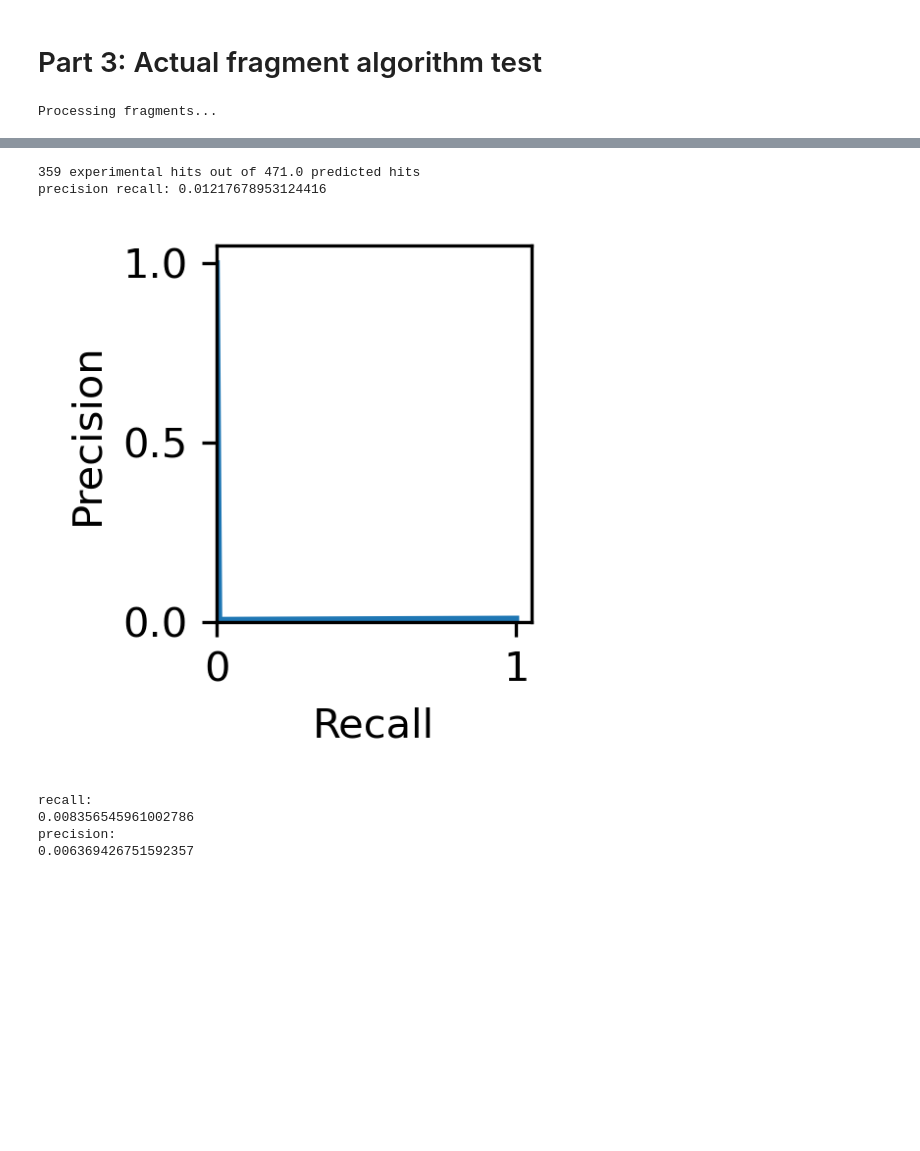
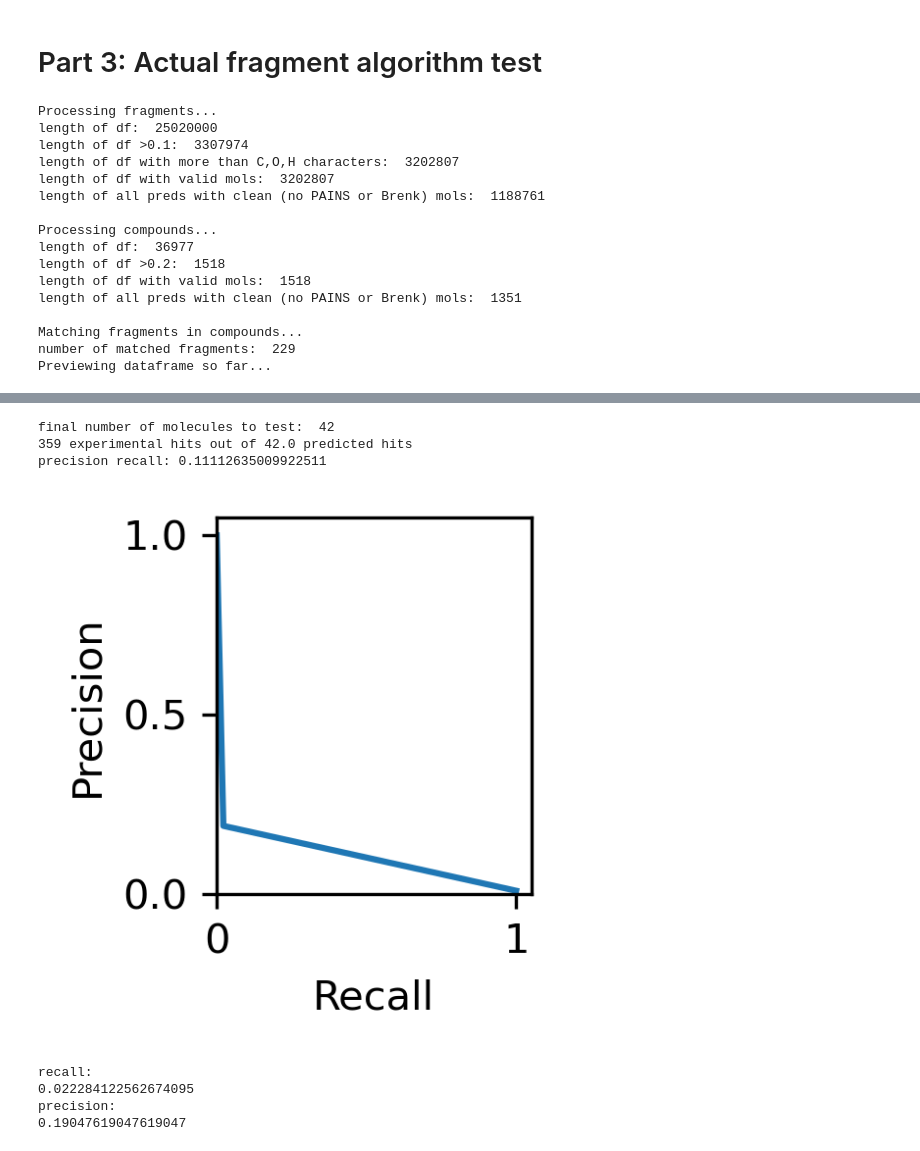
Before and after one commit to jackievaleri/fragments_design_ML, a Jupyter notebook: src/05_in_silico_control.ipynb, the cells around one changed output, grey strips where cells are left out. Drawn from its saved outputs; the diff is of its cells as text; code cells hidden in the pictures; blank space fills up the shorter version.

Commit message:
update in silico control #5

```diff
--- a/src/05_in_silico_control.ipynb
+++ b/src/05_in_silico_control.ipynb
@@ -71,6 +71,7 @@ compound_score = 0.2
 fragment_remove_pains_brenk = 'both' # one of 'both', 'pains', 'brenk', 'none'
 compound_remove_pains_brenk = 'both' # one of 'both', 'pains', 'brenk', 'none'
 fragment_require_more_than_coh = True
+frags_cannot_disrupt_rings = True
 
 rank_df, cpd_df = mini_algo(fragment_path=fragment_path,
                     compound_path=compound_path,
@@ -83,7 +84,8 @@ rank_df, cpd_df = mini_algo(fragment_path=fragment_path,
                     compound_score=compound_score,
                     fragment_remove_pains_brenk=fragment_remove_pains_brenk,
                     compound_remove_pains_brenk=compound_remove_pains_brenk,
-                    fragment_require_more_than_coh=fragment_require_more_than_coh)
+                    fragment_require_more_than_coh=fragment_require_more_than_coh,
+                    frags_cannot_disrupt_rings=frags_cannot_disrupt_rings)
 
 # save rank_df
 rank_df = rank_df.sort_values('number_of_matched_molecules', ascending = False)
@@ -98,5 +100,38 @@ all_matching_mol_indices = [x for l in list(rank_df['matched_molecules']) for x
 # deduplicate
 all_matching_mol_indices = list(set(all_matching_mol_indices))
 print('final number of molecules to test: ', len(all_matching_mol_indices))
+
+# save the names
+cpd_smiles = list(cpd_df['SMILES'])
+all_matching_smis = [cpd_smiles[i] for i in list(set(all_matching_mol_indices))]
+
+# and save the final molecules to df
+all_matching_mols_df = pd.DataFrame()
+all_matching_mols_df['SMILES'] = all_matching_smis
+all_matching_mols_df
+
+final_merge_df = all_matching_mols_df.merge(all_cpd_df, on = 'SMILES')
+final_merge_df = final_merge_df.sort_values('class', ascending = False)
+final_merge_df.to_csv('../out/controls/in_silico_algorithm_control_SA_final_proposed_fake_mols_to_order.csv', index = False)
+
+predicted_positive_cpds = list(final_merge_df['Compound_ID'])
+all_cpd_df['predicted_with_algo'] = [1.0 if x in predicted_positive_cpds else 0.0 for x in list(all_cpd_df['Compound_ID'])]
+print(str(sum(all_cpd_df['experimental_hit'])) + ' experimental hits out of ' + str(sum(all_cpd_df['predicted_with_algo'])) + ' predicted hits')
+evaluate_model(all_cpd_df, cutoff_for_positive = 0.2, actual_col='experimental_hit', predicted_col='predicted_with_algo')
 # %% [output]
 Processing fragments...
+length of df:  25020000
+length of df >0.1:  3307974
+length of df with more than C,O,H characters:  3202807
+length of df with valid mols:  3202807
+length of all preds with clean (no PAINS or Brenk) mols:  1188761
+
+Processing compounds...
+length of df:  36977
+length of df >0.2:  1518
+length of df with valid mols:  1518
+length of all preds with clean (no PAINS or Brenk) mols:  1351
+
+Matching fragments in compounds...
+number of matched fragments:  229
+Previewing dataframe so far...
@@ -103,27 +144,8 @@ Processing fragments...
+final number of molecules to test:  42
+359 experimental hits out of 42.0 predicted hits
+precision recall: 0.11112635009922511
+[figure, added]
+recall:
+0.022284122562674095
+precision:
+0.19047619047619047
-# %%
-# save the names
-cpd_df = pd.read_csv(compound_path)
-cpd_smiles = list(cpd_df['SMILES'])
-all_matching_smis = [cpd_smiles[i] for i in list(set(all_matching_mol_indices))]
-
-# and save the final molecules to df
-all_matching_mols_df = pd.DataFrame()
-all_matching_mols_df['SMILES'] = all_matching_smis
-all_matching_mols_df
-
-final_merge_df = all_matching_mols_df.merge(all_cpd_df, on = 'SMILES')
-final_merge_df = final_merge_df.sort_values('class', ascending = False)
-final_merge_df.to_csv('../out/controls/in_silico_algorithm_control_SA_final_proposed_fake_mols_to_order.csv', index = False)
-
-predicted_positive_cpds = list(final_merge_df['Compound_ID'])
-all_cpd_df['predicted_with_algo'] = [1.0 if x in predicted_positive_cpds else 0.0 for x in list(all_cpd_df['Compound_ID'])]
-print(str(sum(all_cpd_df['experimental_hit'])) + ' experimental hits out of ' + str(sum(all_cpd_df['predicted_with_algo'])) + ' predicted hits')
-evaluate_model(all_cpd_df, cutoff_for_positive = 0.2, actual_col='experimental_hit', predicted_col='predicted_with_algo')
-# %% [output]
-359 experimental hits out of 471.0 predicted hits
-precision recall: 0.01217678953124416
-[figure, removed]
-recall:
-0.008356545961002786
-precision:
-0.006369426751592357
```
Also changed, not shown: parts of 4 cells of this notebook, 4 other files.
